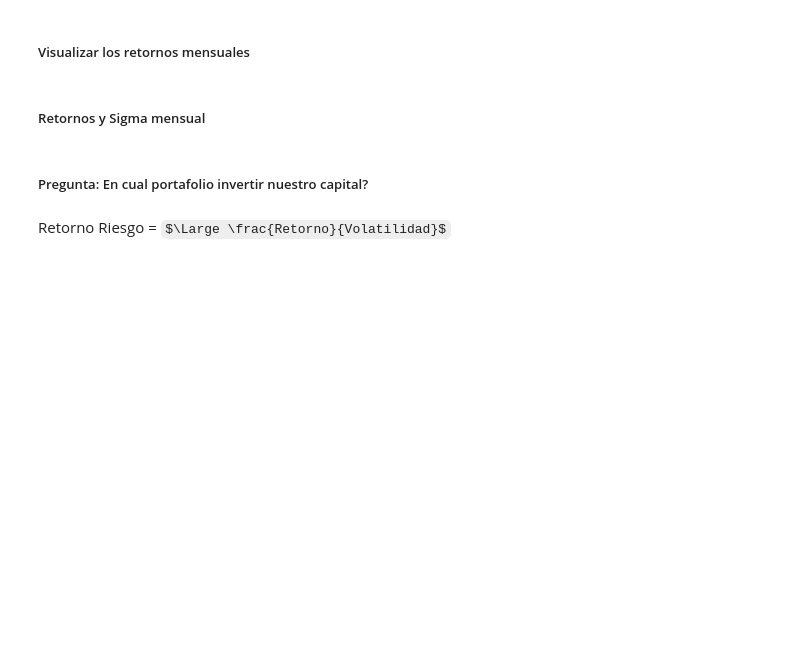
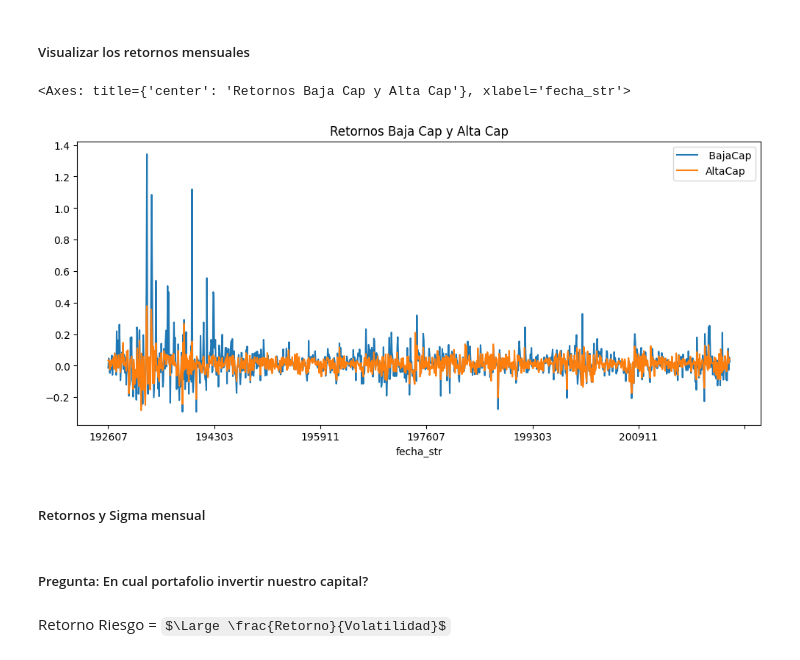
Before and after one commit to carlosdeoncedos/CienciasDatosFinanzas2024_05, a Jupyter notebook: Sesion_5.ipynb, the cells around one changed output. Cells and saved outputs as stored; diff of their text form; code cells hidden in the pictures; some formulas as TeX source; blank space fills up the shorter version.

```diff
--- a/Sesion_5.ipynb
+++ b/Sesion_5.ipynb
@@ -201,0 +336,9 @@ df = pd.read_csv(url, compression='zip', skiprows=1189, nrows=1173)
+# %%
+df.set_index('fecha_str', inplace=True)
+# %%
+df = df[['Lo 10', 'Hi 10']].copy()
+df.rename(columns={'Lo 10':' BajaCap',
+                  'Hi 10':'AltaCap'},
+          inplace=True)
+# %%
+df = df/100
@@ -201,0 +362,2 @@ df = pd.read_csv(url, compression='zip', skiprows=1189, nrows=1173)
+# %%
+df.set_index('fecha_str', inplace=True)
@@ -202,5 +381,10 @@ df = pd.read_csv(url, compression='zip', skiprows=1189, nrows=1173)
 # %% [markdown]
 ##### Visualizar los retornos mensuales
+# %%
+df.plot(figsize=(12,5), title='Retornos Baja Cap y Alta Cap')
+# %% [output]
+<Axes: title={'center': 'Retornos Baja Cap y Alta Cap'}, xlabel='fecha_str'>
+[figure, added]
 # %% [markdown]
 ##### Retornos y Sigma mensual
 # %% [markdown]
```
Also changed, not shown: parts of 43 cells of this notebook.
